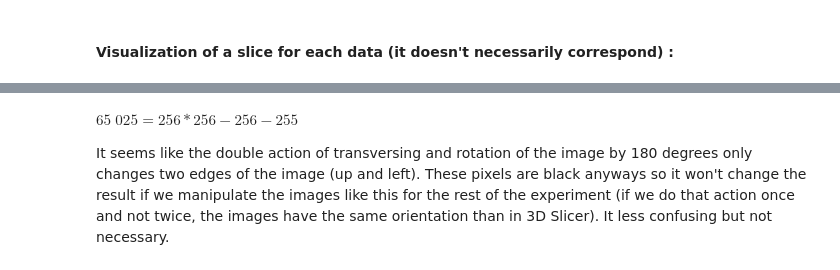
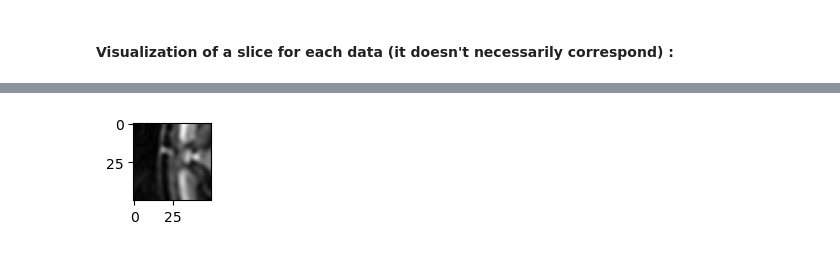
Before and after one commit to CharlineCuraut/Registration_IRM_T2_DWI_b0, a Jupyter notebook: registration_IRM_T2_DWI_b0.ipynb, the cells around one changed output, grey strips where cells are left out. Drawn from its saved outputs; the diff is of its cells as text; code cells hidden in the pictures.

```diff
--- a/registration_IRM_T2_DWI_b0.ipynb
+++ b/registration_IRM_T2_DWI_b0.ipynb
@@ -65,4 +68,6 @@ print(verif.sum())
-# %% [markdown]
-$65\;025 = 256 * 256 - 256 - 255$
-
-It seems like the double action of transversing and rotation of the image by 180 degrees only changes two edges of the image (up and left). These pixels are black anyways so it won't change the result if we manipulate the images like this for the rest of the experiment (if we do that action once and not twice, the images have the same orientation than in 3D Slicer). It less confusing but not necessary.
+# %%
+fig = plt.figure(figsize=(1,5))
+plt.imshow(test_b0[100:150,50:100], cmap='gray')
+plt.show()
+# %% [output]
+[figure, added]
```
Also changed, not shown: parts of 16 cells of this notebook.
